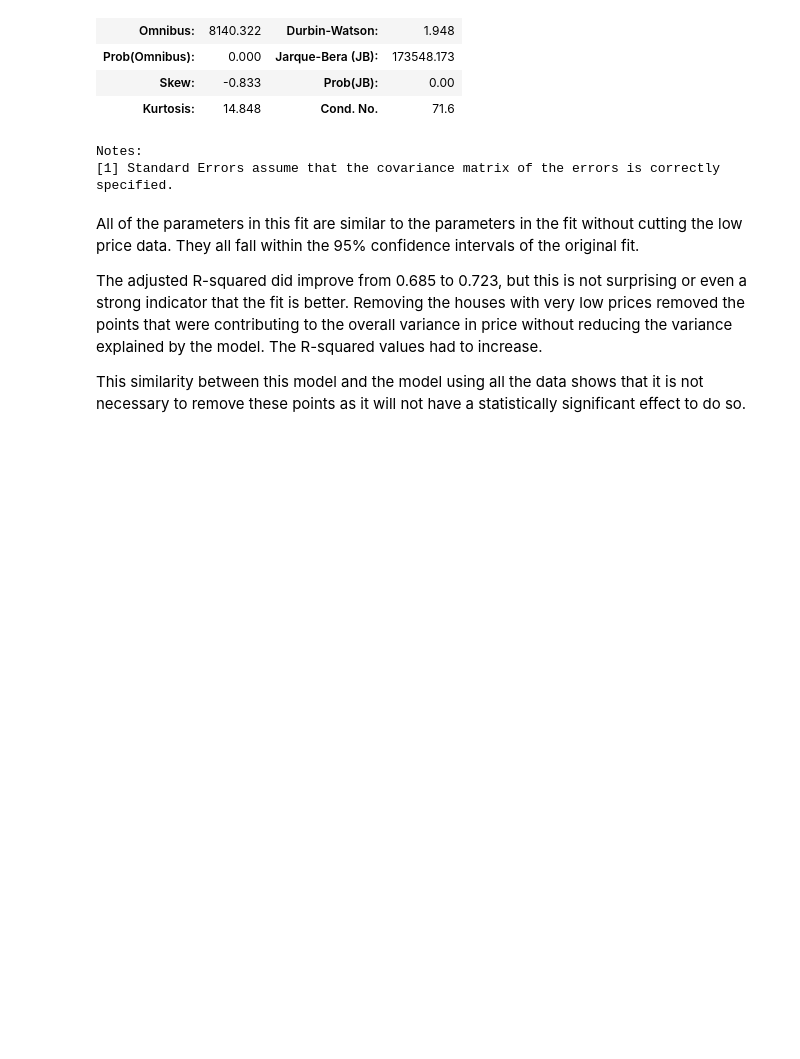
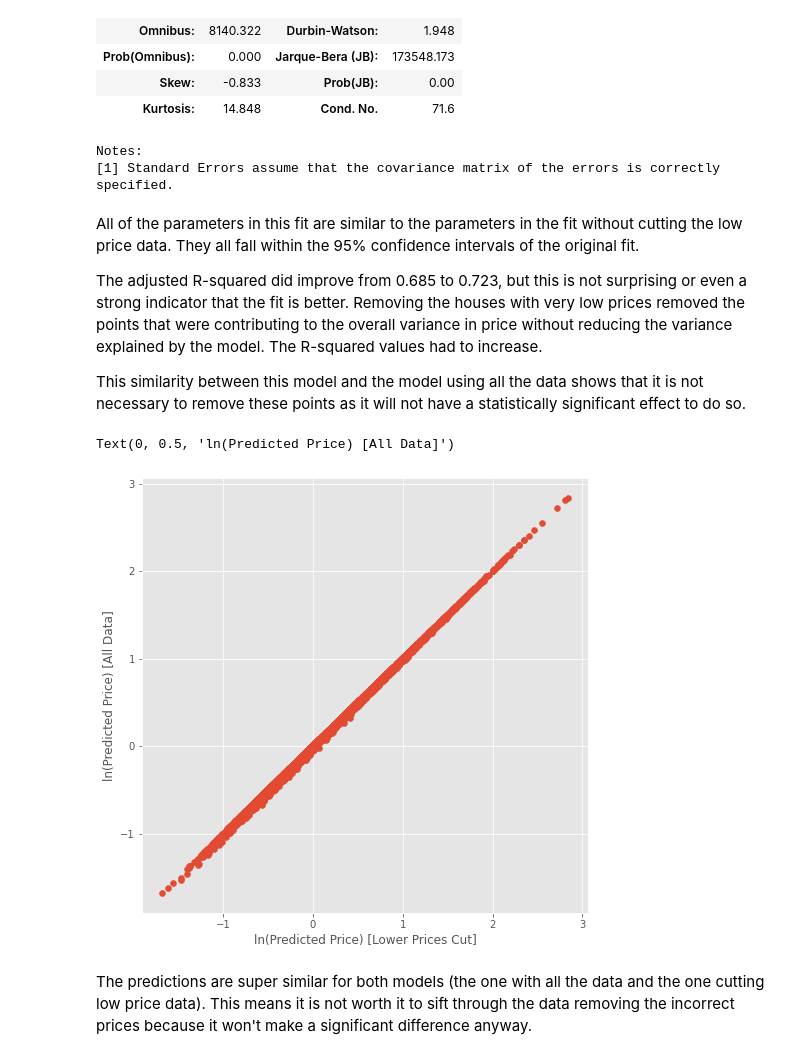
Before and after one commit to daviderics/KC-House-Sales-Phase-2-Project, a Jupyter notebook: student.ipynb, the cells around one changed output. Saved outputs shown, nothing was run; the diff lists cells and outputs as text; code cells hidden in the pictures; blank space fills up the shorter version.

```diff
--- a/student.ipynb
+++ b/student.ipynb
@@ -1835,3 +1786,17 @@ All of the parameters in this fit are similar to the parameters in the fit witho
 The adjusted R-squared did improve from 0.685 to 0.723, but this is not surprising or even a strong indicator that the fit is better. Removing the houses with very low prices removed the points that were contributing to the overall variance in price without reducing the variance explained by the model. The R-squared values had to increase.
 
 This similarity between this model and the model using all the data shows that it is not necessary to remove these points as it will not have a statistically significant effect to do so.
+# %%
+pred_results_cut_low = np.array([price_predictor(results_cut_low, np.array(X.loc[i]))[0] for i in X.index])
+pred_results = np.array([price_predictor(results, np.array(X.loc[i]))[0] for i in X.index])
+# %%
+fig, ax = plt.subplots(figsize = (8,8))
+
+ax.scatter(pred_results_cut_low, pred_results)
+ax.set_xlabel('ln(Predicted Price) [Lower Prices Cut]')
+ax.set_ylabel('ln(Predicted Price) [All Data]')
+# %% [output]
+Text(0, 0.5, 'ln(Predicted Price) [All Data]')
+[figure, added]
+# %% [markdown]
+The predictions are super similar for both models (the one with all the data and the one cutting low price data). This means it is not worth it to sift through the data removing the incorrect prices because it won't make a significant difference anyway.
```
Also changed, not shown: parts of 13 cells of this notebook.
